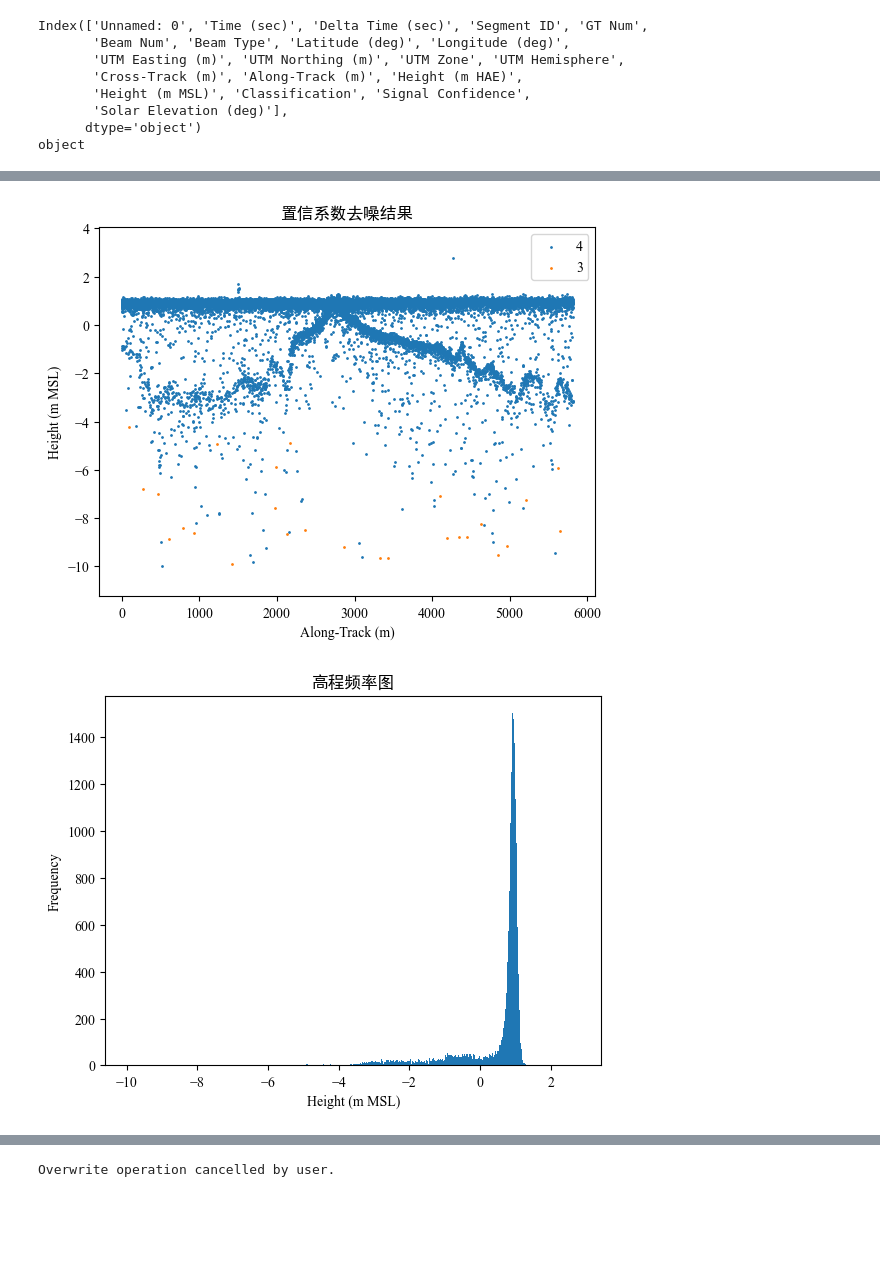
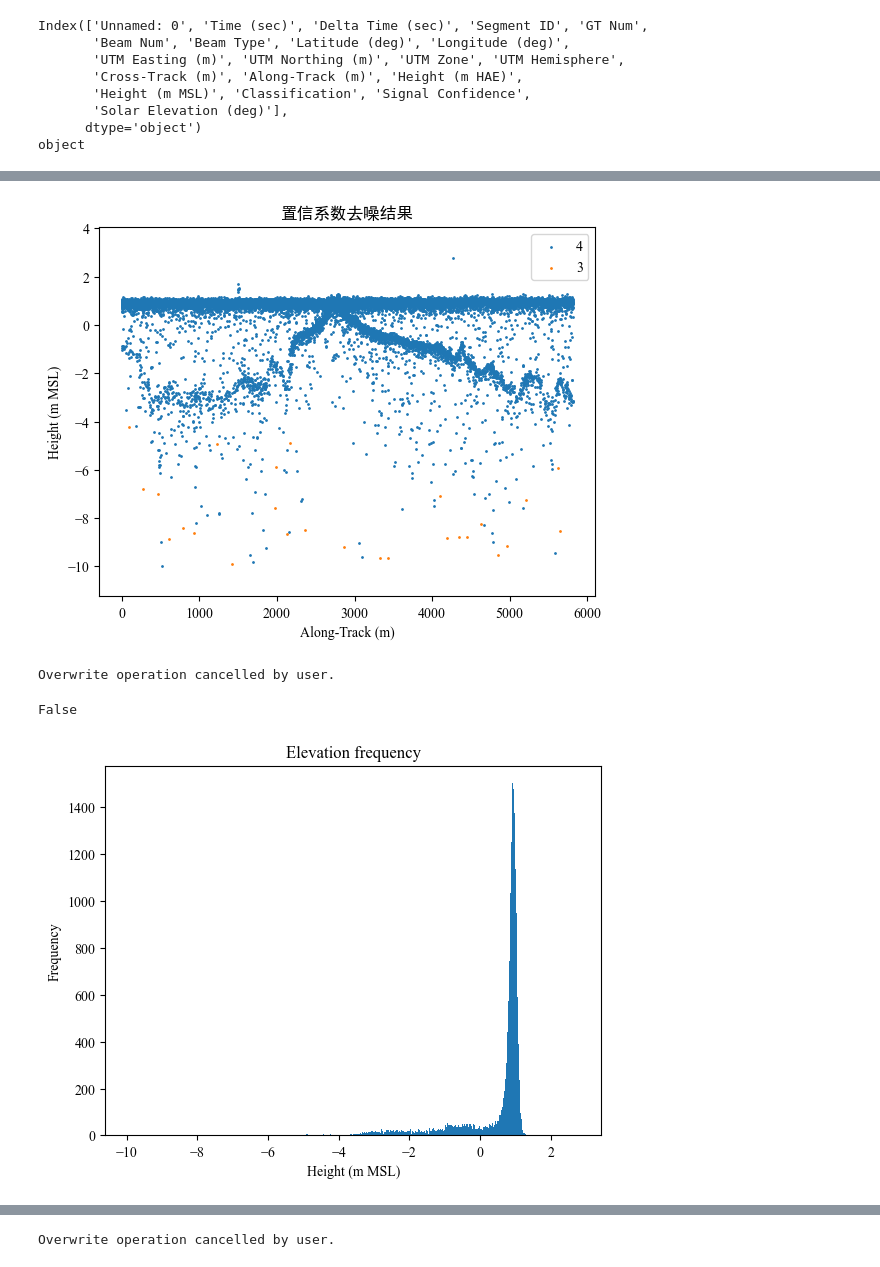
Before and after one commit to NtskwK/GraduationProject, a Jupyter notebook: icesat2-denoise.ipynb, the cells around one changed output, grey strips where cells are left out. Drawn from its saved outputs; the diff is of its cells as text; code cells hidden in the pictures; blank space fills up the shorter version.

```diff
--- a/icesat2-denoise.ipynb
+++ b/icesat2-denoise.ipynb
@@ -16,36 +16,40 @@ data_path = Path(path_str)
 df = None
 with open(data_path, 'r') as f:
     df = pd.read_csv(f)
 
 print(df.columns)
 
 df["point_type"] = PointType.NotClassified.value
 print(df["point_type"].dtypes)
 get_plt(df,"原始数据")
 get_plt(df,"置信系数去噪结果", type_lable=ICESAT2Properties.SignalConfidence.value)
 
 # 高程频率图
 
 plt.clf()
 plt.hist(df["Height (m MSL)"], bins="auto")
 plt.xlabel("Height (m MSL)")
 plt.ylabel("Frequency")
-plt.xlim(-50, 1000)
-plt.title("高程频率图")
+# plt.title("高程频率图")
+plt.title("Elevation frequency")
 fig = plt.gcf()
 fig.show()
+
+save_csv(df, "intermediate_data", tag="origin", overwrite=True)
 # %% [output]
 Index(['Unnamed: 0', 'Time (sec)', 'Delta Time (sec)', 'Segment ID', 'GT Num',
        'Beam Num', 'Beam Type', 'Latitude (deg)', 'Longitude (deg)',
        'UTM Easting (m)', 'UTM Northing (m)', 'UTM Zone', 'UTM Hemisphere',
        'Cross-Track (m)', 'Along-Track (m)', 'Height (m HAE)',
        'Height (m MSL)', 'Classification', 'Signal Confidence',
        'Solar Elevation (deg)'],
       dtype='object')
 object
 [figure]
 [figure]
+Overwrite operation cancelled by user.
+False
-[figure, old version]
+[figure, new version]
 # %%
 sea_level, water_surface = get_sea_level(df, n_sigmas=0.8)
 
```
Also changed, not shown: parts of 4 cells of this notebook, 6 other files.
